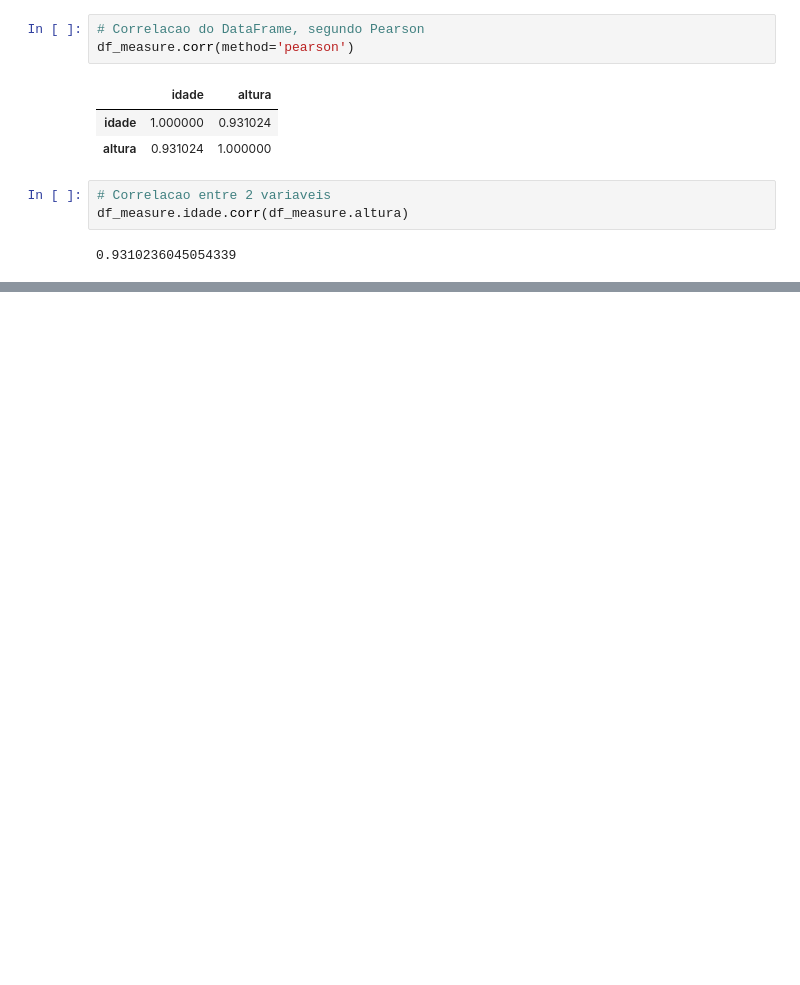
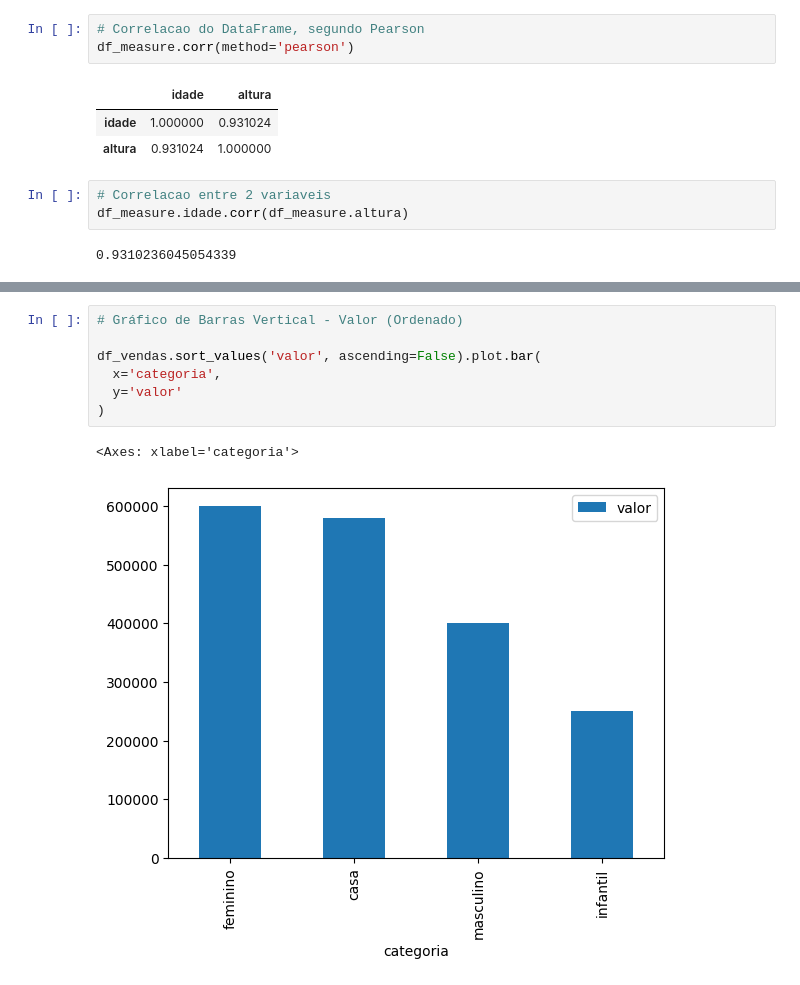
Before and after one commit to leuzindev/fundamentals-of-statistics, a Jupyter notebook: statistics-dev.ipynb, the cells around one changed output, grey strips where cells are left out. Drawn from its saved outputs; the diff is of its cells as text; blank space fills up the shorter version.

```diff
--- a/statistics-dev.ipynb
+++ b/statistics-dev.ipynb
@@ -147,0 +204,10 @@ df_measure.corr(method='spearman')
+# %%
+# Gráfico de Barras Vertical - Valor (Ordenado)
+
+df_vendas.sort_values('valor', ascending=False).plot.bar(
+  x='categoria',
+  y='valor'
+)
+# %% [output]
+<Axes: xlabel='categoria'>
+[figure, added]
```
Also changed, not shown: parts of 14 cells of this notebook.
